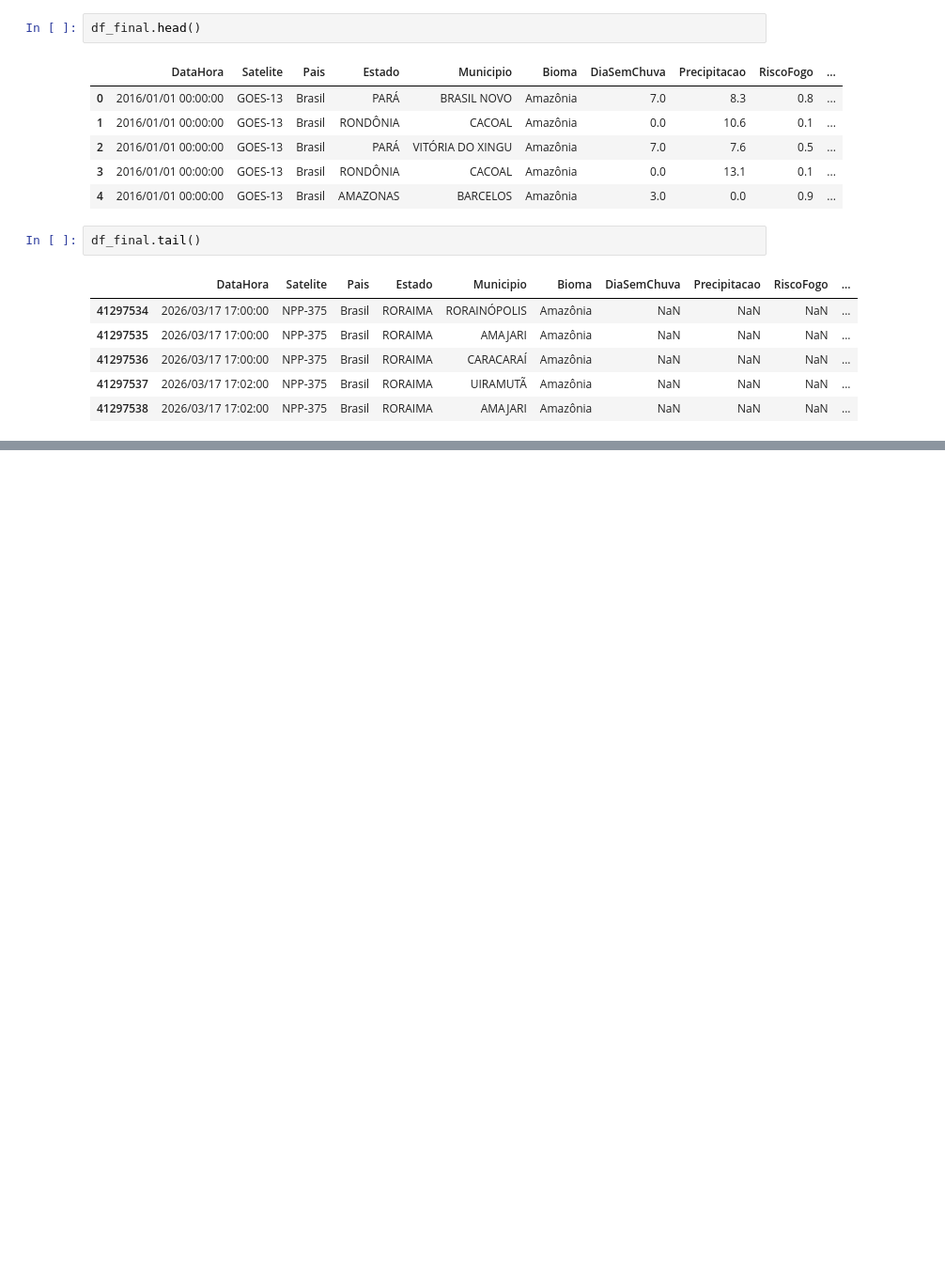
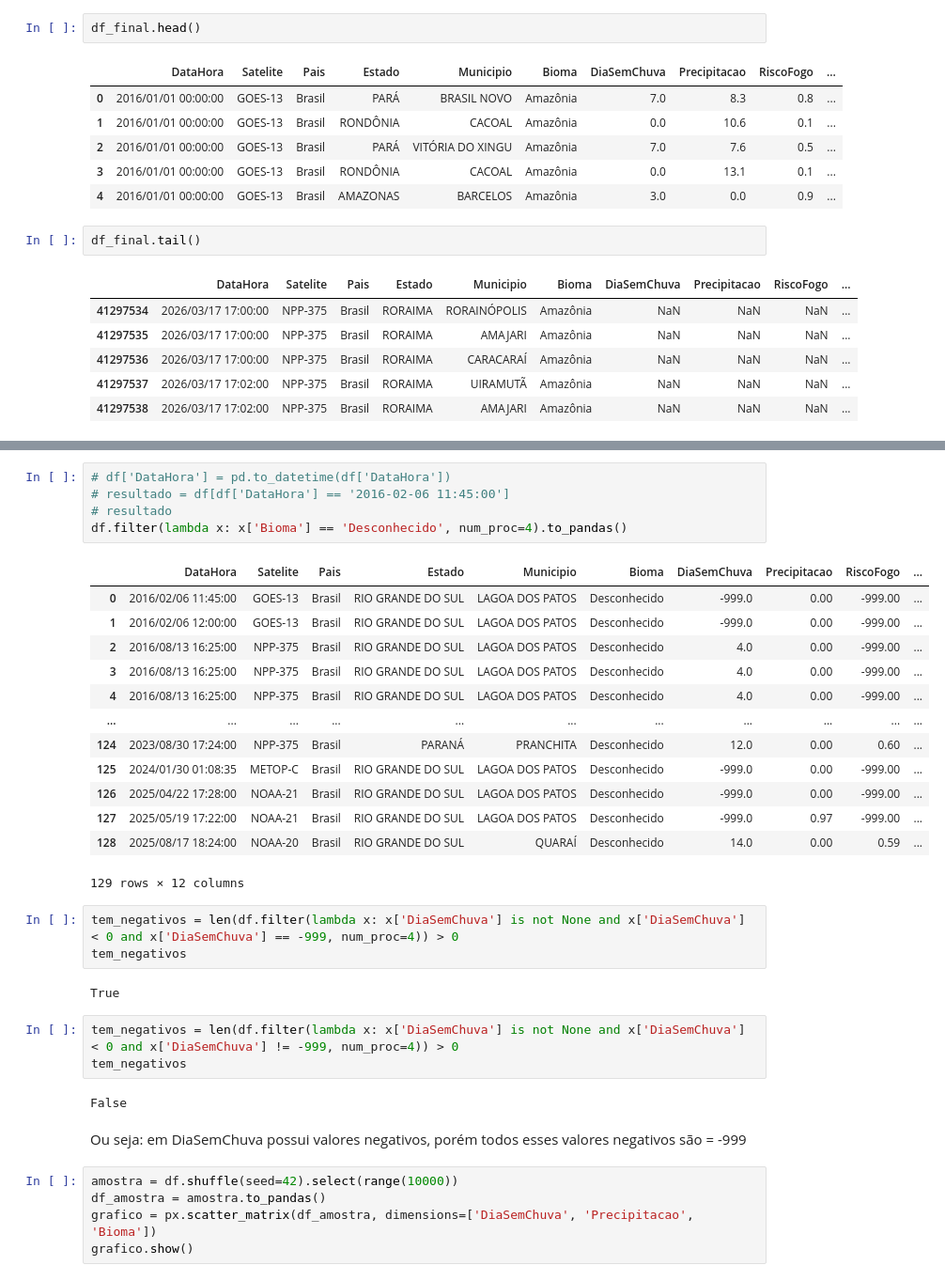
Before and after one commit to vincentbc23/Desafio-3_Zetta, a Jupyter notebook: Desafio3.ipynb, the cells around one changed output, grey strips where cells are left out. Shown at 94% size. Drawn from its saved outputs; the diff is of its cells as text; blank space fills up the shorter version.

```diff
--- a/Desafio3.ipynb
+++ b/Desafio3.ipynb
@@ -198,0 +256,36 @@ dtype: int64
+# %%
+# df['DataHora'] = pd.to_datetime(df['DataHora'])
+# resultado = df[df['DataHora'] == '2016-02-06 11:45:00']
+# resultado
+df.filter(lambda x: x['Bioma'] == 'Desconhecido', num_proc=4).to_pandas()
+# %% [output]
+|  | DataHora | Satelite | Pais | Estado | Municipio | Bioma | DiaSemChuva | Precipitacao | RiscoFogo | ... |
+| 0 | 2016/02/06 11:45:00 | GOES-13 | Brasil | RIO GRANDE DO SUL | LAGOA DOS PATOS | Desconhecido | -999.0 | 0.00 | -999.00 | ... |
+| 1 | 2016/02/06 12:00:00 | GOES-13 | Brasil | RIO GRANDE DO SUL | LAGOA DOS PATOS | Desconhecido | -999.0 | 0.00 | -999.00 | ... |
+| 2 | 2016/08/13 16:25:00 | NPP-375 | Brasil | RIO GRANDE DO SUL | LAGOA DOS PATOS | Desconhecido | 4.0 | 0.00 | -999.00 | ... |
+| 3 | 2016/08/13 16:25:00 | NPP-375 | Brasil | RIO GRANDE DO SUL | LAGOA DOS PATOS | Desconhecido | 4.0 | 0.00 | -999.00 | ... |
+| 4 | 2016/08/13 16:25:00 | NPP-375 | Brasil | RIO GRANDE DO SUL | LAGOA DOS PATOS | Desconhecido | 4.0 | 0.00 | -999.00 | ... |
+| ... | ... | ... | ... | ... | ... | ... | ... | ... | ... | ... |
+| 124 | 2023/08/30 17:24:00 | NPP-375 | Brasil | PARANÁ | PRANCHITA | Desconhecido | 12.0 | 0.00 | 0.60 | ... |
+| 125 | 2024/01/30 01:08:35 | METOP-C | Brasil | RIO GRANDE DO SUL | LAGOA DOS PATOS | Desconhecido | -999.0 | 0.00 | -999.00 | ... |
+| 126 | 2025/04/22 17:28:00 | NOAA-21 | Brasil | RIO GRANDE DO SUL | LAGOA DOS PATOS | Desconhecido | -999.0 | 0.00 | -999.00 | ... |
+| 127 | 2025/05/19 17:22:00 | NOAA-21 | Brasil | RIO GRANDE DO SUL | LAGOA DOS PATOS | Desconhecido | -999.0 | 0.97 | -999.00 | ... |
+| 128 | 2025/08/17 18:24:00 | NOAA-20 | Brasil | RIO GRANDE DO SUL | QUARAÍ | Desconhecido | 14.0 | 0.00 | 0.59 | ... |
+129 rows × 12 columns
+# %%
+tem_negativos = len(df.filter(lambda x: x['DiaSemChuva'] is not None and x['DiaSemChuva'] < 0 and x['DiaSemChuva'] == -999, num_proc=4)) > 0
+tem_negativos
+# %% [output]
+True
+# %%
+tem_negativos = len(df.filter(lambda x: x['DiaSemChuva'] is not None and x['DiaSemChuva'] < 0 and x['DiaSemChuva'] != -999, num_proc=4)) > 0
+tem_negativos
+# %% [output]
+False
+# %% [markdown]
+Ou seja: em DiaSemChuva possui valores negativos, porém todos esses valores negativos são = -999
+# %%
+amostra = df.shuffle(seed=42).select(range(10000))
+df_amostra = amostra.to_pandas()
+grafico = px.scatter_matrix(df_amostra, dimensions=['DiaSemChuva', 'Precipitacao', 'Bioma'])
+grafico.show()
```
Also changed, not shown: parts of 10 cells of this notebook, 1 other file.
